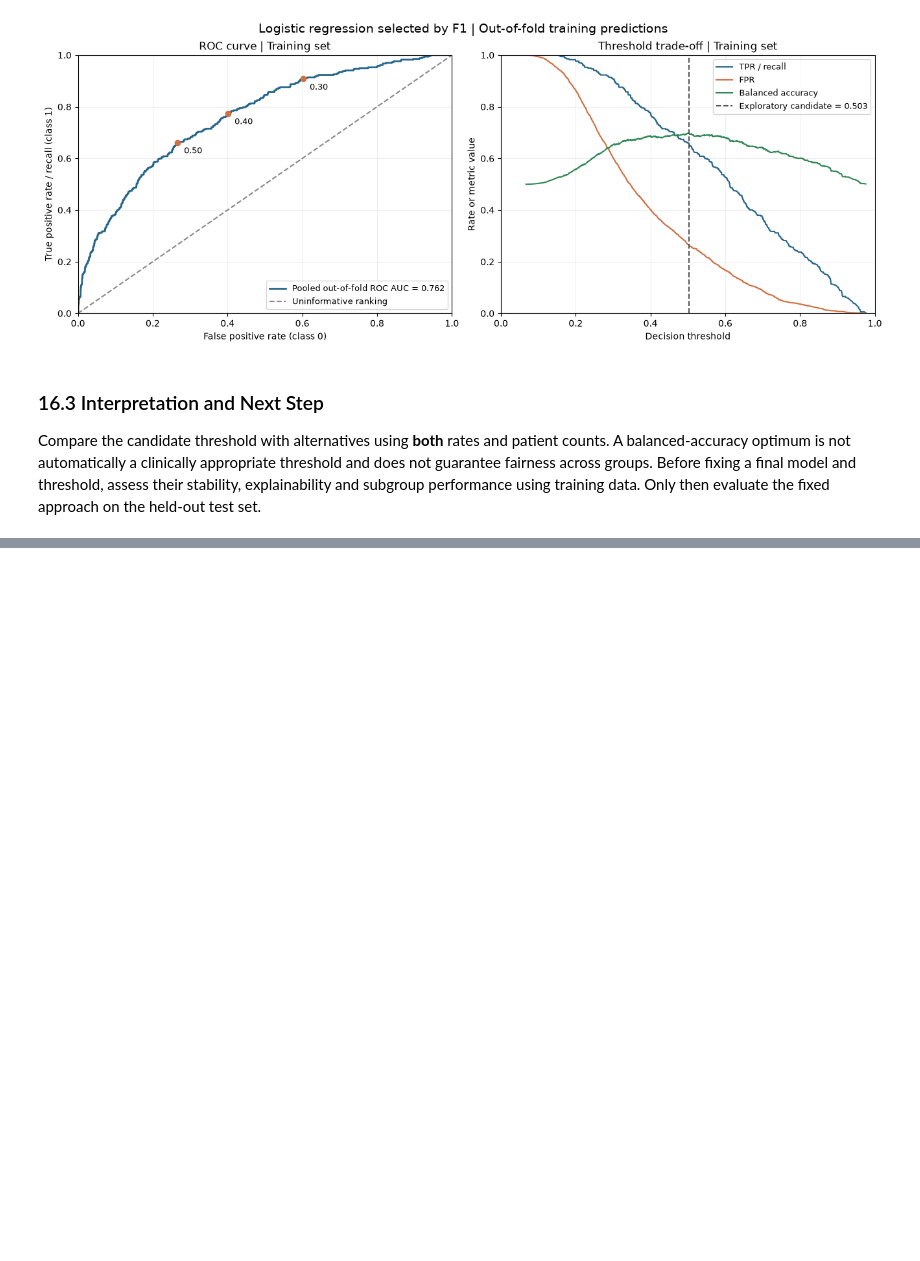
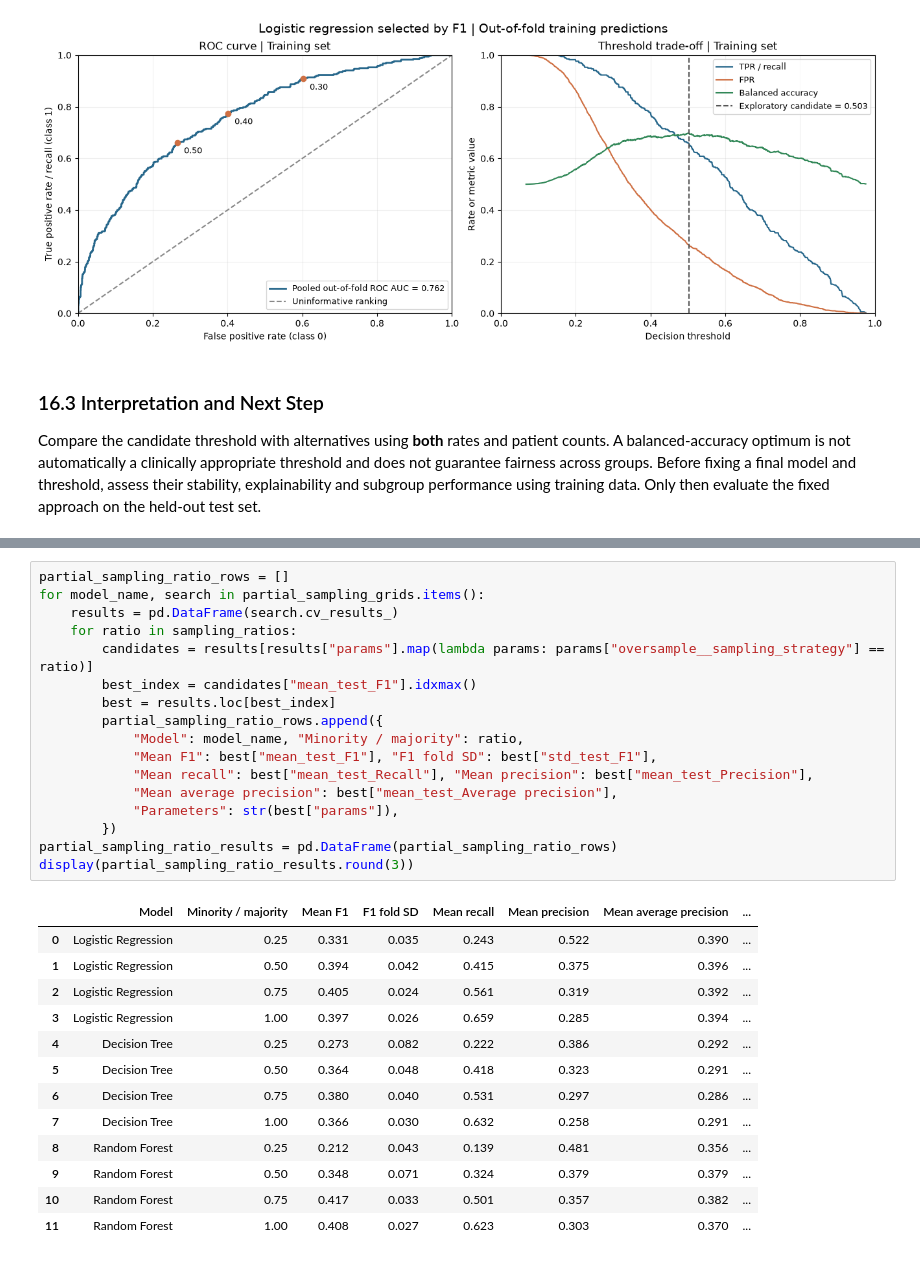
Before and after one commit to alicepelloni/progetto, a Jupyter notebook: breast_cancer.ipynb, the cells around one changed output, grey strips where cells are left out. Cells and saved outputs as stored; diff of their text form; blank space fills up the shorter version.

```diff
--- a/breast_cancer.ipynb
+++ b/breast_cancer.ipynb
@@ -1589,0 +1908,31 @@ Compare the candidate threshold with alternatives using **both** rates and patie
+# %%
+partial_sampling_ratio_rows = []
+for model_name, search in partial_sampling_grids.items():
+    results = pd.DataFrame(search.cv_results_)
+    for ratio in sampling_ratios:
+        candidates = results[results["params"].map(lambda params: params["oversample__sampling_strategy"] == ratio)]
+        best_index = candidates["mean_test_F1"].idxmax()
+        best = results.loc[best_index]
+        partial_sampling_ratio_rows.append({
+            "Model": model_name, "Minority / majority": ratio,
+            "Mean F1": best["mean_test_F1"], "F1 fold SD": best["std_test_F1"],
+            "Mean recall": best["mean_test_Recall"], "Mean precision": best["mean_test_Precision"],
+            "Mean average precision": best["mean_test_Average precision"],
+            "Parameters": str(best["params"]),
+        })
+partial_sampling_ratio_results = pd.DataFrame(partial_sampling_ratio_rows)
+display(partial_sampling_ratio_results.round(3))
+# %% [output]
+|  | Model | Minority / majority | Mean F1 | F1 fold SD | Mean recall | Mean precision | Mean average precision | ... |
+| 0 | Logistic Regression | 0.25 | 0.331 | 0.035 | 0.243 | 0.522 | 0.390 | ... |
+| 1 | Logistic Regression | 0.50 | 0.394 | 0.042 | 0.415 | 0.375 | 0.396 | ... |
+| 2 | Logistic Regression | 0.75 | 0.405 | 0.024 | 0.561 | 0.319 | 0.392 | ... |
+| 3 | Logistic Regression | 1.00 | 0.397 | 0.026 | 0.659 | 0.285 | 0.394 | ... |
+| 4 | Decision Tree | 0.25 | 0.273 | 0.082 | 0.222 | 0.386 | 0.292 | ... |
+| 5 | Decision Tree | 0.50 | 0.364 | 0.048 | 0.418 | 0.323 | 0.291 | ... |
+| 6 | Decision Tree | 0.75 | 0.380 | 0.040 | 0.531 | 0.297 | 0.286 | ... |
+| 7 | Decision Tree | 1.00 | 0.366 | 0.030 | 0.632 | 0.258 | 0.291 | ... |
+| 8 | Random Forest | 0.25 | 0.212 | 0.043 | 0.139 | 0.481 | 0.356 | ... |
+| 9 | Random Forest | 0.50 | 0.348 | 0.071 | 0.324 | 0.379 | 0.379 | ... |
+| 10 | Random Forest | 0.75 | 0.417 | 0.033 | 0.501 | 0.357 | 0.382 | ... |
+| 11 | Random Forest | 1.00 | 0.408 | 0.027 | 0.623 | 0.303 | 0.370 | ... |
```
Also changed, not shown: parts of 17 cells of this notebook.
